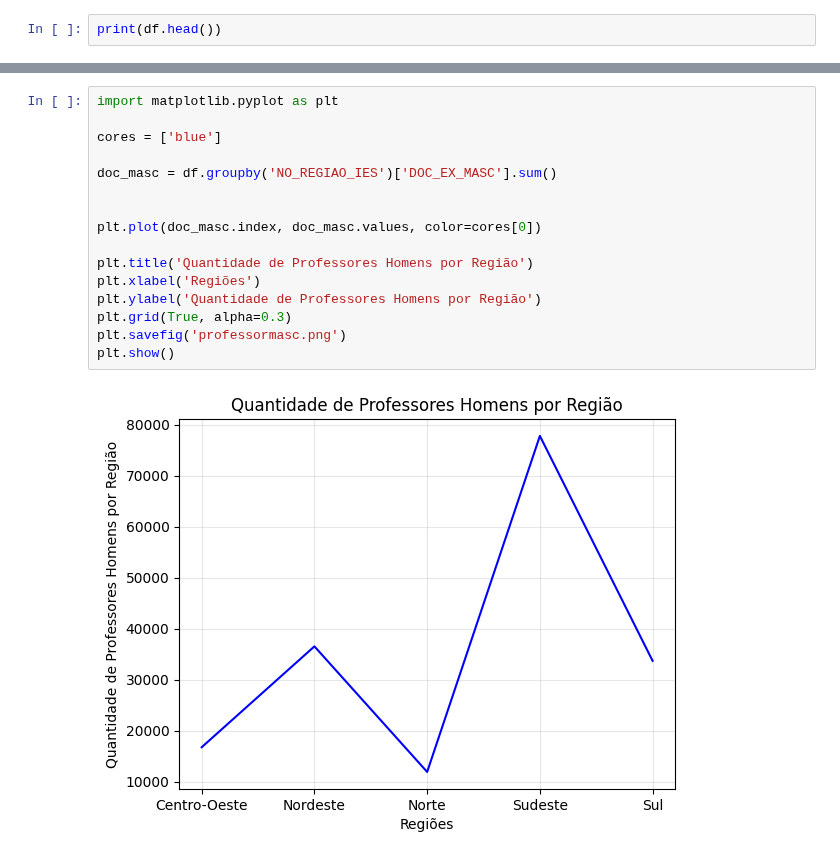
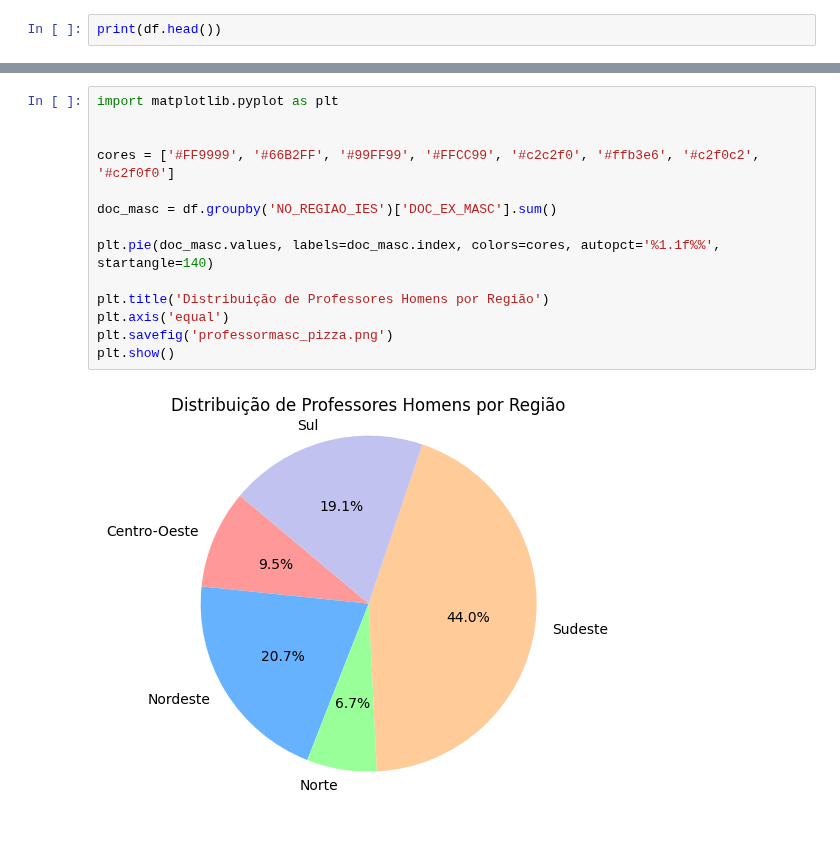
Before and after one commit to biancamartinelli/curso-kick-turmaF, a Jupyter notebook: Projeto Final Python/Projeto Python.ipynb, the cells around one changed output, grey strips where cells are left out. Drawn from its saved outputs; the diff is of its cells as text; blank space fills up the shorter version.

```diff
--- a/Projeto Final Python/Projeto Python.ipynb
+++ b/Projeto Final Python/Projeto Python.ipynb
@@ -133,21 +120,19 @@ plt.show()
 # %%
 import matplotlib.pyplot as plt
 
-cores = ['blue']
+
+cores = ['#FF9999', '#66B2FF', '#99FF99', '#FFCC99', '#c2c2f0', '#ffb3e6', '#c2f0c2', '#c2f0f0']
 
 doc_masc = df.groupby('NO_REGIAO_IES')['DOC_EX_MASC'].sum()
 
+plt.pie(doc_masc.values, labels=doc_masc.index, colors=cores, autopct='%1.1f%%', startangle=140)
 
-plt.plot(doc_masc.index, doc_masc.values, color=cores[0])
-
-plt.title('Quantidade de Professores Homens por Região')
-plt.xlabel('Regiões')
-plt.ylabel('Quantidade de Professores Homens por Região')
-plt.grid(True, alpha=0.3)
-plt.savefig('professormasc.png')
+plt.title('Distribuição de Professores Homens por Região')
+plt.axis('equal')
+plt.savefig('professormasc_pizza.png')
 plt.show()
 # %% [output]
-[figure, old version]
+[figure, new version]
 # %%
 from fpdf import FPDF
 
```
Also changed, not shown: parts of 8 cells of this notebook, 18 other files.
